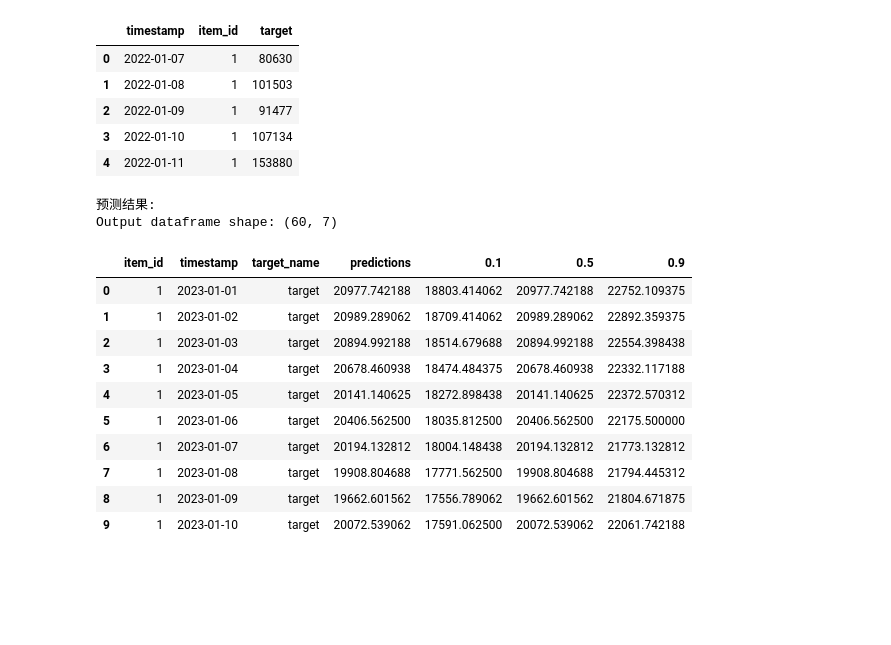
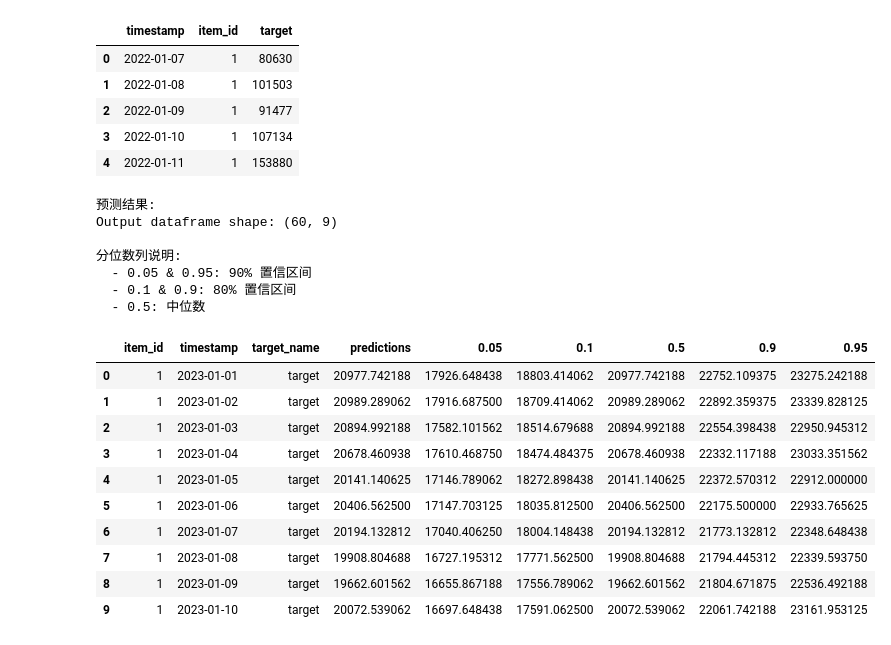
Before and after one commit to luoyiti/MCM_2023_C, a Jupyter notebook: timeSeriesTransformers.ipynb, the cells around one changed output. Cells and saved outputs as stored; diff of their text form; code cells hidden in the pictures; blank space fills up the shorter version.

```diff
--- a/timeSeriesTransformers.ipynb
+++ b/timeSeriesTransformers.ipynb
@@ -77,32 +77,42 @@ display(ts_df.head())
 | 4 | 2022-01-11 | 1 | 153880 |
 # %%
 # 使用 Chronos-2 进行预测
+# 计算两个置信区间: 80% (0.1-0.9), 90% (0.05-0.95)
 pred_df = pipeline.predict_df(
     ts_df,
     prediction_length=60,
-    quantile_levels=[0.1, 0.5, 0.9],
+    quantile_levels=[0.05, 0.1, 0.5, 0.9, 0.95],
     id_column='item_id',
     timestamp_column='timestamp',
     target='target'
 )
 
 print("预测结果:")
 print("Output dataframe shape:", pred_df.shape)
+print("\n分位数列说明:")
+print("  - 0.05 & 0.95: 90% 置信区间")
+print("  - 0.1 & 0.9: 80% 置信区间")
+print("  - 0.5: 中位数")
 display(pred_df.head(10))
 # %% [output]
 预测结果:
-Output dataframe shape: (60, 7)
+Output dataframe shape: (60, 9)
+
+分位数列说明:
+  - 0.05 & 0.95: 90% 置信区间
+  - 0.1 & 0.9: 80% 置信区间
+  - 0.5: 中位数
-|  | item_id | timestamp | target_name | predictions | 0.1 | 0.5 | 0.9 |
-| 0 | 1 | 2023-01-01 | target | 20977.742188 | 18803.414062 | 20977.742188 | 22752.109375 |
-| 1 | 1 | 2023-01-02 | target | 20989.289062 | 18709.414062 | 20989.289062 | 22892.359375 |
-| 2 | 1 | 2023-01-03 | target | 20894.992188 | 18514.679688 | 20894.992188 | 22554.398438 |
-| 3 | 1 | 2023-01-04 | target | 20678.460938 | 18474.484375 | 20678.460938 | 22332.117188 |
-| 4 | 1 | 2023-01-05 | target | 20141.140625 | 18272.898438 | 20141.140625 | 22372.570312 |
-| 5 | 1 | 2023-01-06 | target | 20406.562500 | 18035.812500 | 20406.562500 | 22175.500000 |
-| 6 | 1 | 2023-01-07 | target | 20194.132812 | 18004.148438 | 20194.132812 | 21773.132812 |
-| 7 | 1 | 2023-01-08 | target | 19908.804688 | 17771.562500 | 19908.804688 | 21794.445312 |
-| 8 | 1 | 2023-01-09 | target | 19662.601562 | 17556.789062 | 19662.601562 | 21804.671875 |
-| 9 | 1 | 2023-01-10 | target | 20072.539062 | 17591.062500 | 20072.539062 | 22061.742188 |
+|  | item_id | timestamp | target_name | predictions | 0.05 | 0.1 | 0.5 | 0.9 | 0.95 |
+| 0 | 1 | 2023-01-01 | target | 20977.742188 | 17926.648438 | 18803.414062 | 20977.742188 | 22752.109375 | 23275.242188 |
+| 1 | 1 | 2023-01-02 | target | 20989.289062 | 17916.687500 | 18709.414062 | 20989.289062 | 22892.359375 | 23339.828125 |
+| 2 | 1 | 2023-01-03 | target | 20894.992188 | 17582.101562 | 18514.679688 | 20894.992188 | 22554.398438 | 22950.945312 |
+| 3 | 1 | 2023-01-04 | target | 20678.460938 | 17610.468750 | 18474.484375 | 20678.460938 | 22332.117188 | 23033.351562 |
+| 4 | 1 | 2023-01-05 | target | 20141.140625 | 17146.789062 | 18272.898438 | 20141.140625 | 22372.570312 | 22912.000000 |
+| 5 | 1 | 2023-01-06 | target | 20406.562500 | 17147.703125 | 18035.812500 | 20406.562500 | 22175.500000 | 22933.765625 |
+| 6 | 1 | 2023-01-07 | target | 20194.132812 | 17040.406250 | 18004.148438 | 20194.132812 | 21773.132812 | 22348.648438 |
+| 7 | 1 | 2023-01-08 | target | 19908.804688 | 16727.195312 | 17771.562500 | 19908.804688 | 21794.445312 | 22339.593750 |
+| 8 | 1 | 2023-01-09 | target | 19662.601562 | 16655.867188 | 17556.789062 | 19662.601562 | 21804.671875 | 22536.492188 |
+| 9 | 1 | 2023-01-10 | target | 20072.539062 | 16697.648438 | 17591.062500 | 20072.539062 | 22061.742188 | 23161.953125 |
 # %%
 # 设置中文字体支持
 plt.rcParams['font.sans-serif'] = ['Arial Unicode MS', 'SimHei', 'STHeiti']  # macOS 中文字体
```
Also changed, not shown: parts of 4 cells of this notebook, 1 other file.
